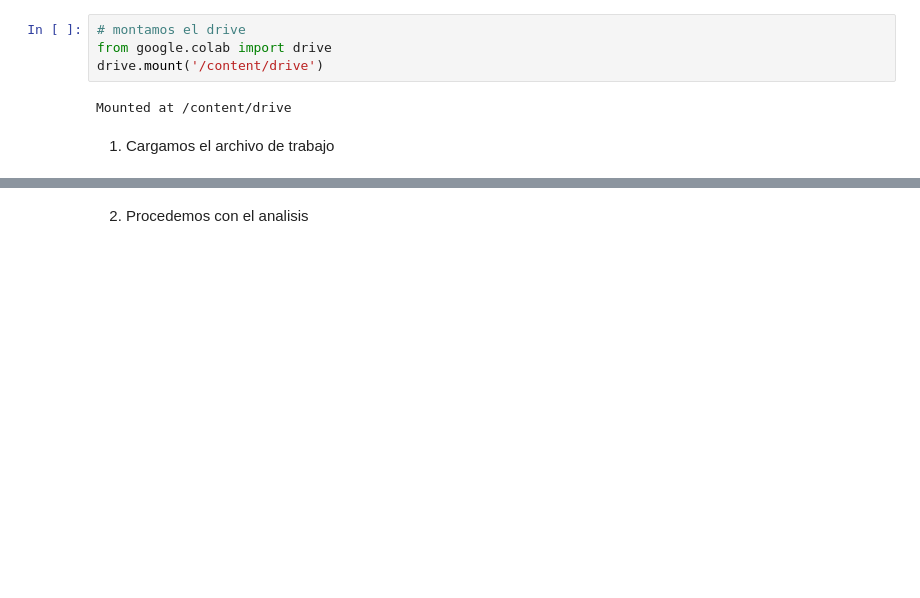
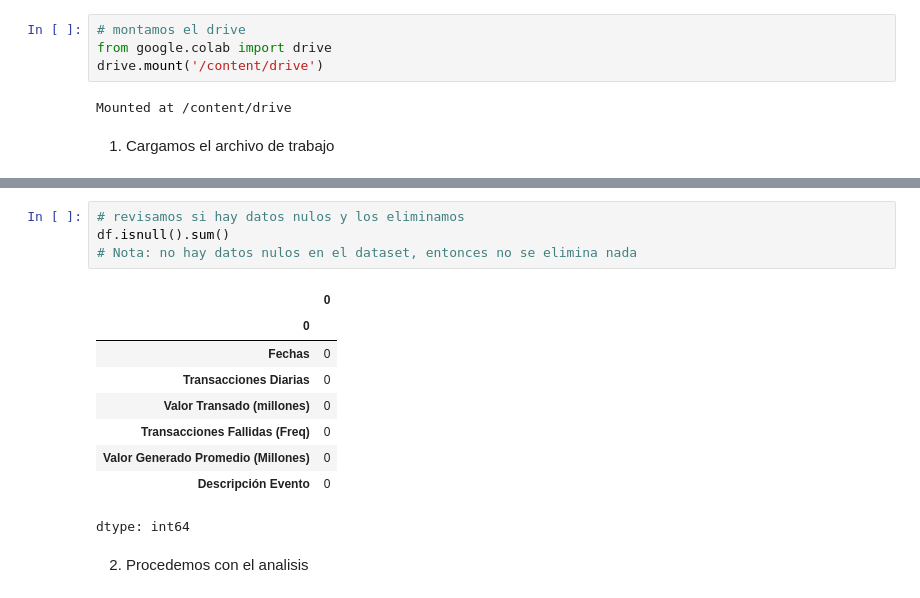
Before and after one commit to MiguelR0462/Integracion_de_Datos_y_Prospectiva, a Jupyter notebook: Reto_1_Caracterizacion_de_VA.ipynb, the cells around one changed output, grey strips where cells are left out. Cells and saved outputs as stored; diff of their text form; blank space fills up the shorter version.

```diff
--- a/Reto_1_Caracterizacion_de_VA.ipynb
+++ b/Reto_1_Caracterizacion_de_VA.ipynb
@@ -48,6 +48,20 @@ df.head()
 | 2 | 2009-01-03 00:00:00 | 70 | 9.976 | 5 | 0.4269 | ... |
 | 3 | 2009-01-04 00:00:00 | 105 | 18.2949 | 6 | 1.0814 | ... |
 | 4 | 2009-01-05 00:00:00 | 130 | 23.4112 | 7 | 1.2105 | ... |
+# %%
+# revisamos si hay datos nulos y los eliminamos
+df.isnull().sum()
+# Nota: no hay datos nulos en el dataset, entonces no se elimina nada
+# %% [output]
+|  | 0 |
+| 0 |  |
+| Fechas | 0 |
+| Transacciones Diarias | 0 |
+| Valor Transado (millones) | 0 |
+| Transacciones Fallidas (Freq) | 0 |
+| Valor Generado Promedio (Millones) | 0 |
+| Descripción Evento | 0 |
+dtype: int64
 # %% [markdown]
 2. Procedemos con el analisis
 # %%
```
Also changed, not shown: parts of 2 cells of this notebook.
